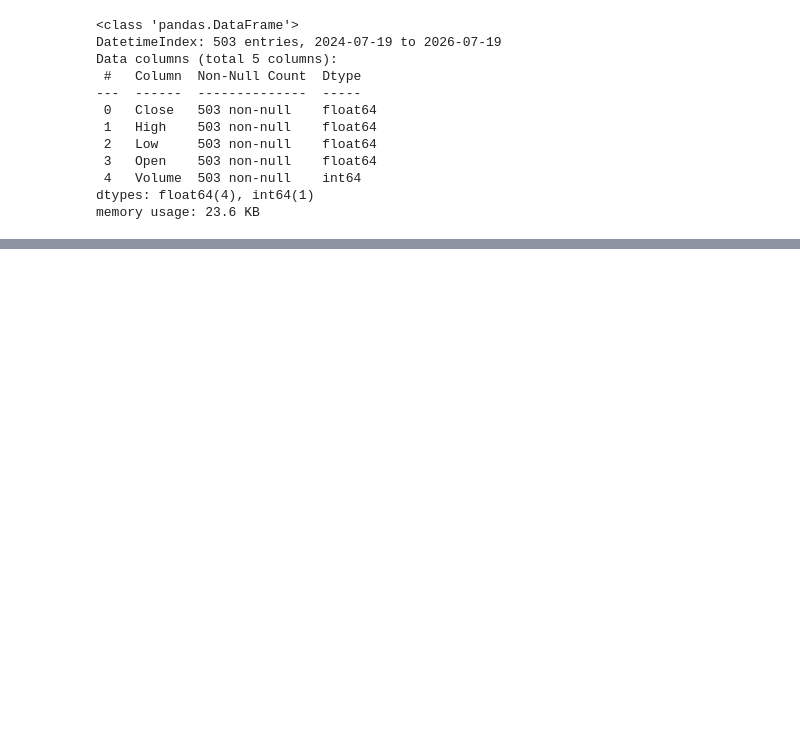
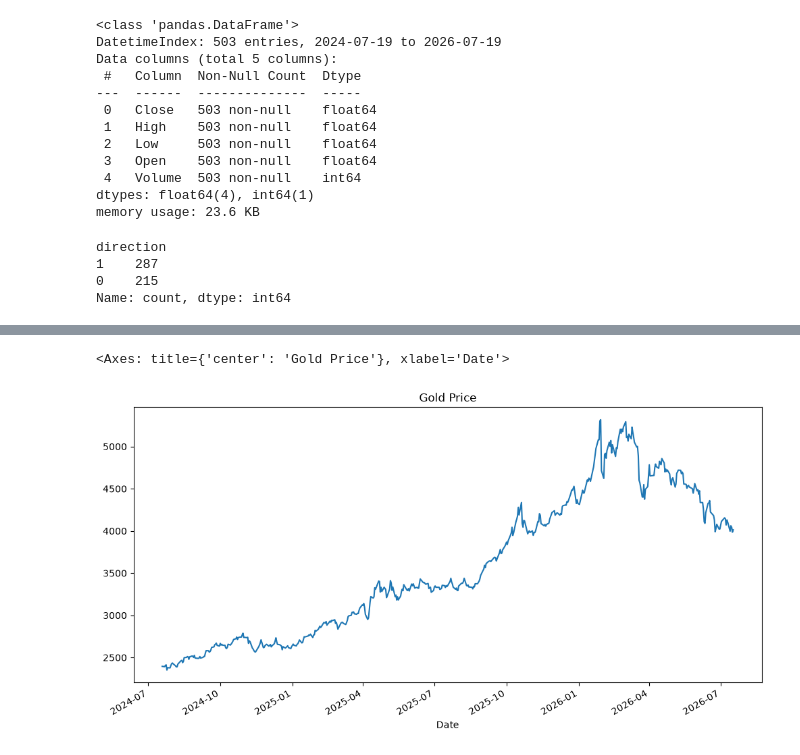
Before and after one commit to 0rukpa/bolt-iq-internship-light, a Jupyter notebook: bolt-iq.ipynb, the cells around one changed output, grey strips where cells are left out. Saved outputs shown, nothing was run; the diff lists cells and outputs as text; code cells hidden in the pictures; blank space fills up the shorter version.

Commit message:
i created visualizations

```diff
--- a/bolt-iq.ipynb
+++ b/bolt-iq.ipynb
@@ -84,3 +84,18 @@ Data columns (total 5 columns):
  4   Volume  503 non-null    int64
 dtypes: float64(4), int64(1)
 memory usage: 23.6 KB
+# %%
+data["tomorrow_close"] = data["Close"].shift(-1)
+data['direction'] = np.where(data["tomorrow_close"] > data["Close"], 1, 0)
+data.dropna(subset=["tomorrow_close"], inplace = True)
+data["direction"].value_counts()
+# %% [output]
+direction
+1    287
+0    215
+Name: count, dtype: int64
+# %%
+%pip install matplotlib
+import matplotlib.pyplot as plt
+data['Close'].plot(title = "Gold Price", figsize = (12,6))
+# %% [output]
@@ -86,0 +119,2 @@ memory usage: 23.6 KB
+<Axes: title={'center': 'Gold Price'}, xlabel='Date'>
+[figure, added]
```
Also changed, not shown: parts of 1 cell of this notebook.
